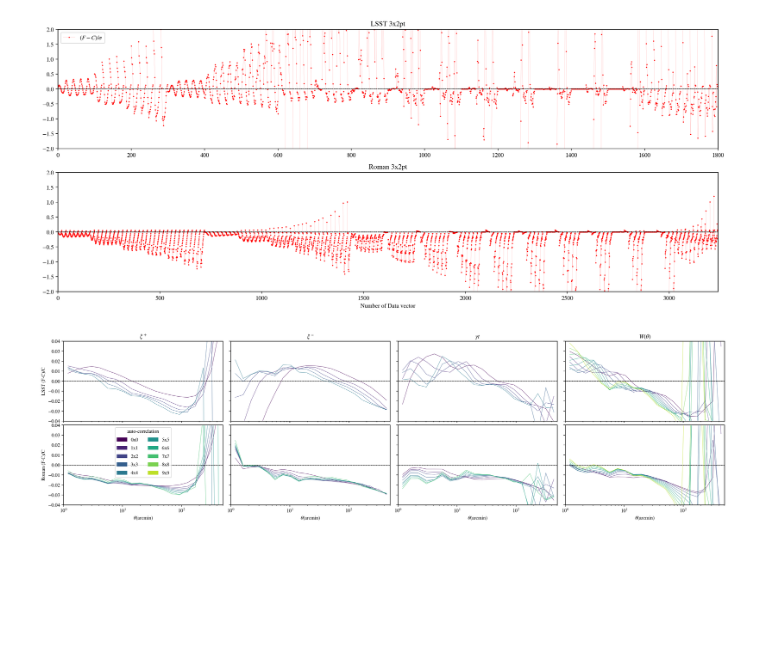
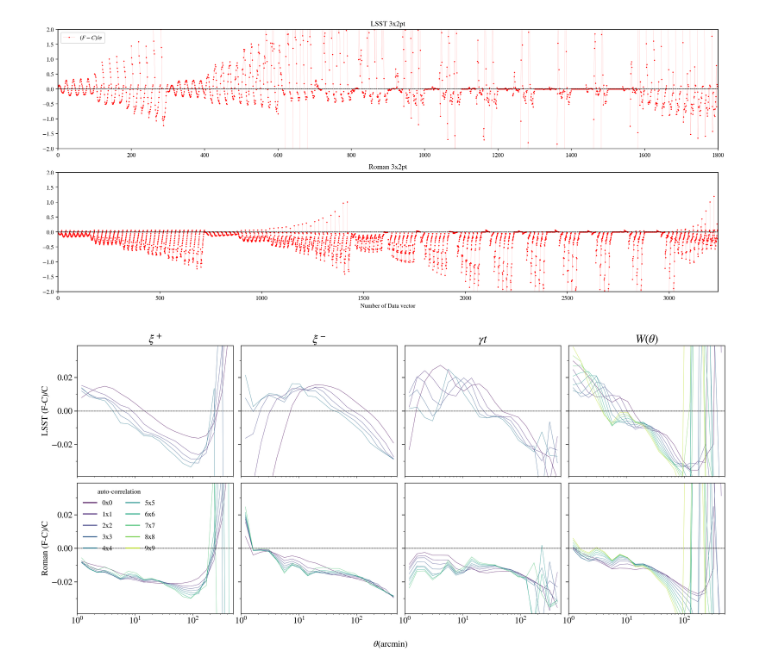
Before and after one commit to junzhou502/Approx-Impact-Roman-LSST, a Jupyter notebook: code_comparison/plot.ipynb, the cells around one changed output. Saved outputs shown, nothing was run; the diff lists cells and outputs as text; code cells hidden in the pictures; blank space fills up the shorter version.

```diff
--- a/code_comparison/plot.ipynb
+++ b/code_comparison/plot.ipynb
@@ -14,16 +14,24 @@ matplotlib.rcParams['mathtext.rm'] = 'Bitstream Vera Sans'
 matplotlib.rcParams['mathtext.it'] = 'Bitstream Vera Sans:italic'
 matplotlib.rcParams['mathtext.bf'] = 'Bitstream Vera Sans:bold'
 matplotlib.rcParams['xtick.bottom'] = True
+matplotlib.rcParams['xtick.labelsize'] = 18
 matplotlib.rcParams['xtick.top'] = False
 matplotlib.rcParams['ytick.right'] = False
+matplotlib.rcParams['ytick.labelsize'] = 18
+matplotlib.rcParams['ytick.major.size'] = 6
+matplotlib.rcParams['ytick.major.width'] = 1.2
+matplotlib.rcParams['ytick.minor.size'] = 3
+matplotlib.rcParams['ytick.minor.width'] = 0.8
 matplotlib.rcParams['axes.edgecolor'] = 'black'
 matplotlib.rcParams['axes.linewidth'] = '1.0'
-matplotlib.rcParams['axes.labelsize'] = 'medium'
+matplotlib.rcParams['axes.labelsize'] = 18
+matplotlib.rcParams['axes.titlesize'] = 24
 matplotlib.rcParams['axes.grid'] = True
 matplotlib.rcParams['grid.linewidth'] = '0.0'
 matplotlib.rcParams['grid.alpha'] = '0.18'
 matplotlib.rcParams['grid.color'] = 'lightgray'
 matplotlib.rcParams['legend.labelspacing'] = 0.77
+matplotlib.rcParams['legend.fontsize'] = 14
 matplotlib.rcParams['savefig.bbox'] = 'tight'
 matplotlib.rcParams['savefig.format'] = 'pdf'
 
@@ -281,7 +289,7 @@ plt.show()
 [figure]
 # %%
 import matplotlib.pyplot as plt
-
+from matplotlib.ticker import MultipleLocator, AutoMinorLocator
 
 #load LSST data
 import numpy as np
@@ -324,20 +332,23 @@ def plot_assemble(axs, cnt, probe, combo, color):
     #axs.set_ylim(-2, 2)
     axs.set_xscale('log')
 
-import matplotlib.patches as mpatches
+from matplotlib.lines import Line2D
 
 #assemble
-fig,ax = plt.subplots(2,4,figsize=(24,6))
+fig,ax = plt.subplots(2,4,figsize=(24,10))
 plt.subplots_adjust(hspace=0.05)
 plt.subplots_adjust(wspace=0.05)
 cmap = plt.get_cmap("viridis")
 colors = cmap(np.arange(0, nlens)/nlens)
 patches = [
-    mpatches.Patch(color=colors[i], label=f"{i}x{i}")
+    Line2D( [0],[0], color=colors[i], lw=2, ls='-', label=f"{i}x{i}")
     for i in range(nlens)
 ]
 
 cnt = 0
+for i in range(len(ax[0])):
+    ax[0,i].yaxis.set_major_locator(MultipleLocator(0.02))
+    ax[0,i].yaxis.set_minor_locator(MultipleLocator(0.01))
 ax[0,0].set_ylabel('LSST (F-C)/C')
 ax[0,0].set_title(r'$\xi^+$')
 ax[0,1].set_title(r'$\xi^-$')
@@ -354,10 +365,10 @@ ax[0,0].set_xlim(1,500)
 ax[0,1].set_xlim(1,500)
 ax[0,2].set_xlim(1,500)
 ax[0,3].set_xlim(1,500)
-ax[0,0].set_ylim(-0.04,0.04)
-ax[0,1].set_ylim(-0.04,0.04)
-ax[0,2].set_ylim(-0.04,0.04)
-ax[0,3].set_ylim(-0.04,0.04)
+ax[0,0].set_ylim(-0.039,0.039)
+ax[0,1].set_ylim(-0.039,0.039)
+ax[0,2].set_ylim(-0.039,0.039)
+ax[0,3].set_ylim(-0.039,0.039)
 
 #start loop
 for i in range(nsrcs):
@@ -405,11 +416,10 @@ dvC = np.loadtxt(dvC_file)[:,1]
 mask = np.loadtxt(mask_file)[:,1]
 
 cnt = 0
+for i in range(len(ax[0])):
+    ax[1,i].yaxis.set_major_locator(MultipleLocator(0.02))
+    ax[1,i].yaxis.set_minor_locator(MultipleLocator(0.01))
 ax[1,0].set_ylabel('Roman (F-C)/C')
-ax[1,0].set_xlabel(r'$\theta(\mathrm{arcmin})$')
-ax[1,1].set_xlabel(r'$\theta(\mathrm{arcmin})$')
-ax[1,2].set_xlabel(r'$\theta(\mathrm{arcmin})$')
-ax[1,3].set_xlabel(r'$\theta(\mathrm{arcmin})$')
 ax[1,1].tick_params(axis='y', labelleft=False)
 ax[1,2].tick_params(axis='y', labelleft=False)
 ax[1,3].tick_params(axis='y', labelleft=False)
@@ -417,43 +427,43 @@ ax[1,0].set_xlim(1,500)
 ax[1,1].set_xlim(1,500)
 ax[1,2].set_xlim(1,500)
 ax[1,3].set_xlim(1,500)
-ax[1,0].set_ylim(-0.04,0.04)
-ax[1,1].set_ylim(-0.04,0.04)
-ax[1,2].set_ylim(-0.04,0.04)
-ax[1,3].set_ylim(-0.04,0.04)
+ax[1,0].set_ylim(-0.039,0.039)
+ax[1,1].set_ylim(-0.039,0.039)
+ax[1,2].set_ylim(-0.039,0.039)
+ax[1,3].set_ylim(-0.039,0.039)
 
 #start loop
 for i in range(nsrcs):
     for j in range(i, nsrcs):
         if i!=j:
             cnt+=1
             continue
         l,r = int(cnt*ntheta),int((cnt+1)*ntheta)
         plot_assemble(ax[1,0], cnt, probe=r'$\xi^+$', combo=f'{i}x{j}',color=cmap(i/nlens))
         cnt+=1
 for i in range(nsrcs):
     for j in range(i, nsrcs):
         if i!=j:
             cnt+=1
             continue
         l,r = int(cnt*ntheta),int((cnt+1)*ntheta)
         plot_assemble(ax[1,1], cnt, probe=r'$\xi^-$', combo=f'{i}x{j}',color=cmap(i/nlens))
         cnt+=1
 for i in range(nlens):
     for j in range(nsrcs):
         if i!=j:
             cnt+=1
             continue
         l,r = int(cnt*ntheta),int((cnt+1)*ntheta)
         plot_assemble(ax[1,2], cnt, probe=r'$\gamma t$', combo=f'{i}x{j}',color=cmap(i/nlens))
         cnt+=1
 for i in range(nlens):
     l,r = int(cnt*ntheta),int((cnt+1)*ntheta)
     plot_assemble(ax[1,3], cnt, probe=r'$W(\theta)$', combo=f'{i}x{i}',color=cmap(i/nlens))
     cnt+=1
 
-ax[1,0].legend(handles=patches, title="auto-correlation", ncol=2)
-
+ax[1,0].legend(handles=patches, title="auto-correlation", ncol=2, frameon=False,title_fontsize=14)
+fig.supxlabel(r'$\theta(\mathrm{arcmin})$', fontsize=18)
 plt.savefig('data_vector_coomparison_v3.jpg', dpi=300)
 # %% [output]
-[figure, old version]
+[figure, new version]
```
Also changed, not shown: parts of 1 cell of this notebook, 1 other file.
